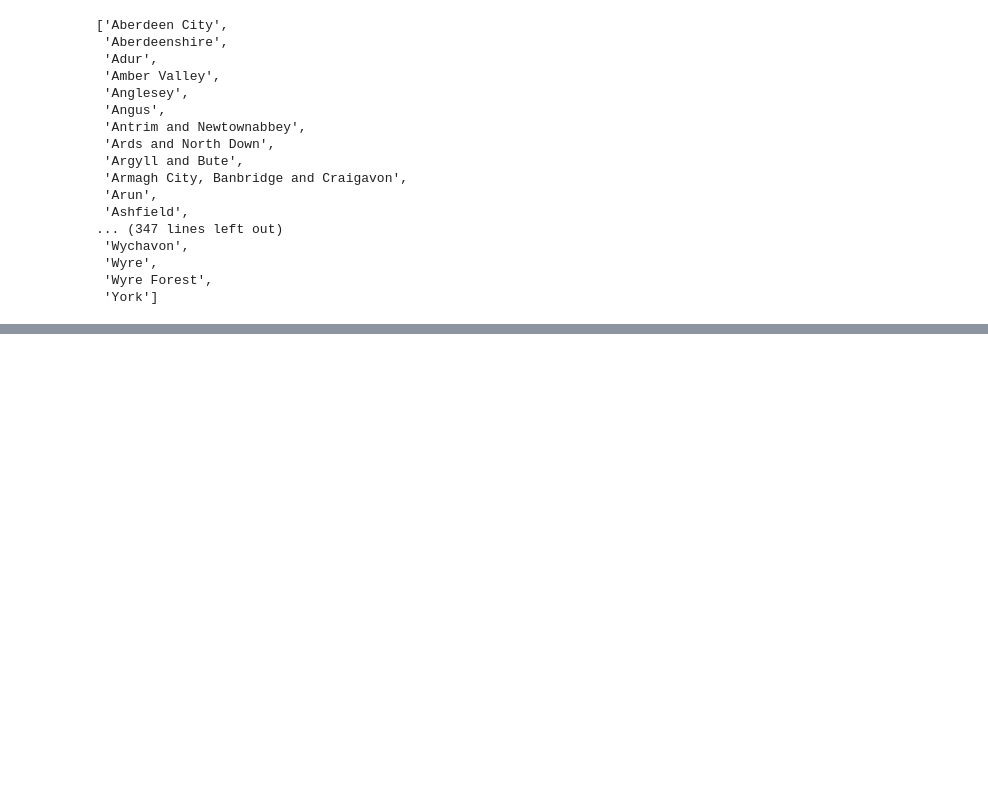
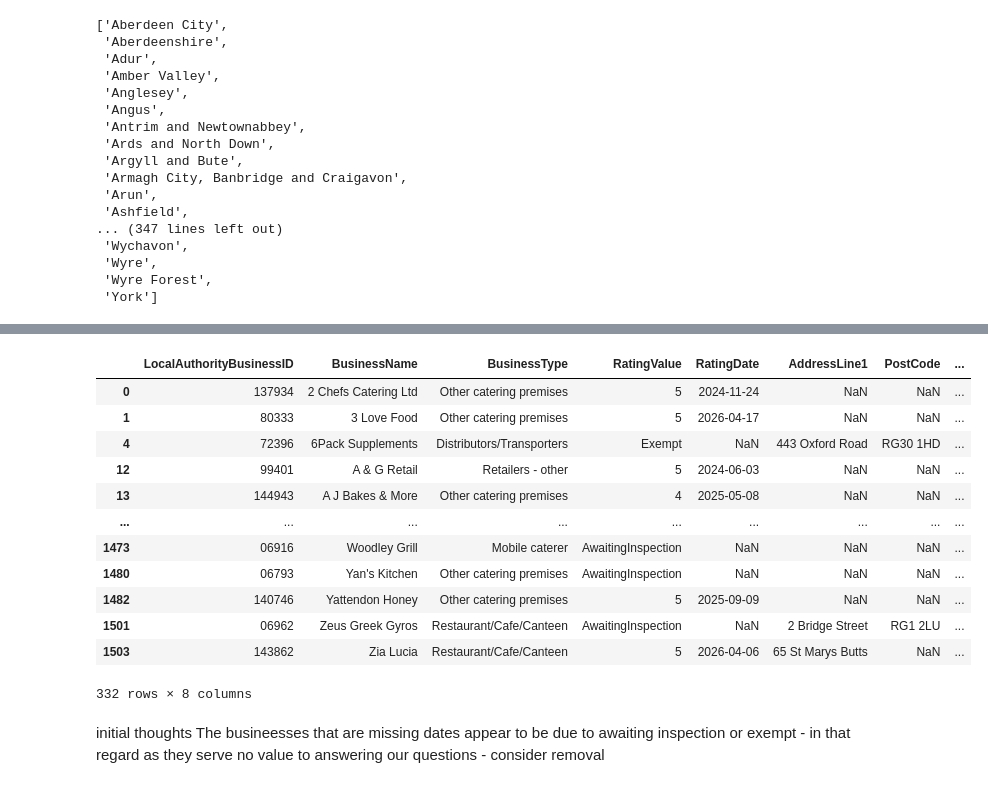
Before and after one commit to danb160/reading_food_hygiene_analysis, a Jupyter notebook: jupyter_notebooks/reading_food_hygiene_prep.ipynb, the cells around one changed output, grey strips where cells are left out. Saved outputs shown, nothing was run; the diff lists cells and outputs as text; code cells hidden in the pictures; blank space fills up the shorter version.

Commit message:
Update planned steps - Initial inspection of data

```diff
--- a/jupyter_notebooks/reading_food_hygiene_prep.ipynb
+++ b/jupyter_notebooks/reading_food_hygiene_prep.ipynb
@@ -141,0 +156,5 @@ By filtering the nationwide UK Food Standards Agency raw dataset **(137MB)**, to
+# %%
+file_path = "data/reading_food_hygiene_data.csv"  # Set the file path to the new CSV file
+df = pd.read_csv(file_path)  # Read the CSV file into a DataFrame
+
+print(f'Shape:\n{df.shape}')  # Print the initial shape of the dataframe
@@ -141,0 +205,21 @@ By filtering the nationwide UK Food Standards Agency raw dataset **(137MB)**, to
+# %%
+# Filter to the rows where any columns have null values
+missing_rows = df[df['RatingDate'].isnull() | df['AddressLine1'].isnull() | df['PostCode'].isnull()]
+missing_rows
+# %% [output]
+|  | LocalAuthorityBusinessID | BusinessName | BusinessType | RatingValue | RatingDate | AddressLine1 | PostCode | ... |
+| 0 | 137934 | 2 Chefs Catering Ltd | Other catering premises | 5 | 2024-11-24 | NaN | NaN | ... |
+| 1 | 80333 | 3 Love Food | Other catering premises | 5 | 2026-04-17 | NaN | NaN | ... |
+| 4 | 72396 | 6Pack Supplements | Distributors/Transporters | Exempt | NaN | 443 Oxford Road | RG30 1HD | ... |
+| 12 | 99401 | A & G Retail | Retailers - other | 5 | 2024-06-03 | NaN | NaN | ... |
+| 13 | 144943 | A J Bakes & More | Other catering premises | 4 | 2025-05-08 | NaN | NaN | ... |
+| ... | ... | ... | ... | ... | ... | ... | ... | ... |
+| 1473 | 06916 | Woodley Grill | Mobile caterer | AwaitingInspection | NaN | NaN | NaN | ... |
+| 1480 | 06793 | Yan's Kitchen | Other catering premises | AwaitingInspection | NaN | NaN | NaN | ... |
+| 1482 | 140746 | Yattendon Honey | Other catering premises | 5 | 2025-09-09 | NaN | NaN | ... |
+| 1501 | 06962 | Zeus Greek Gyros | Restaurant/Cafe/Canteen | AwaitingInspection | NaN | 2 Bridge Street | RG1 2LU | ... |
+| 1503 | 143862 | Zia Lucia | Restaurant/Cafe/Canteen | 5 | 2026-04-06 | 65 St Marys Butts | NaN | ... |
+332 rows × 8 columns
+# %% [markdown]
+initial thoughts
+The busineesses that are missing dates appear to be due to awaiting inspection or exempt - in that regard as they serve no value to answering our questions - consider removal
```
Also changed, not shown: parts of 12 cells of this notebook.
